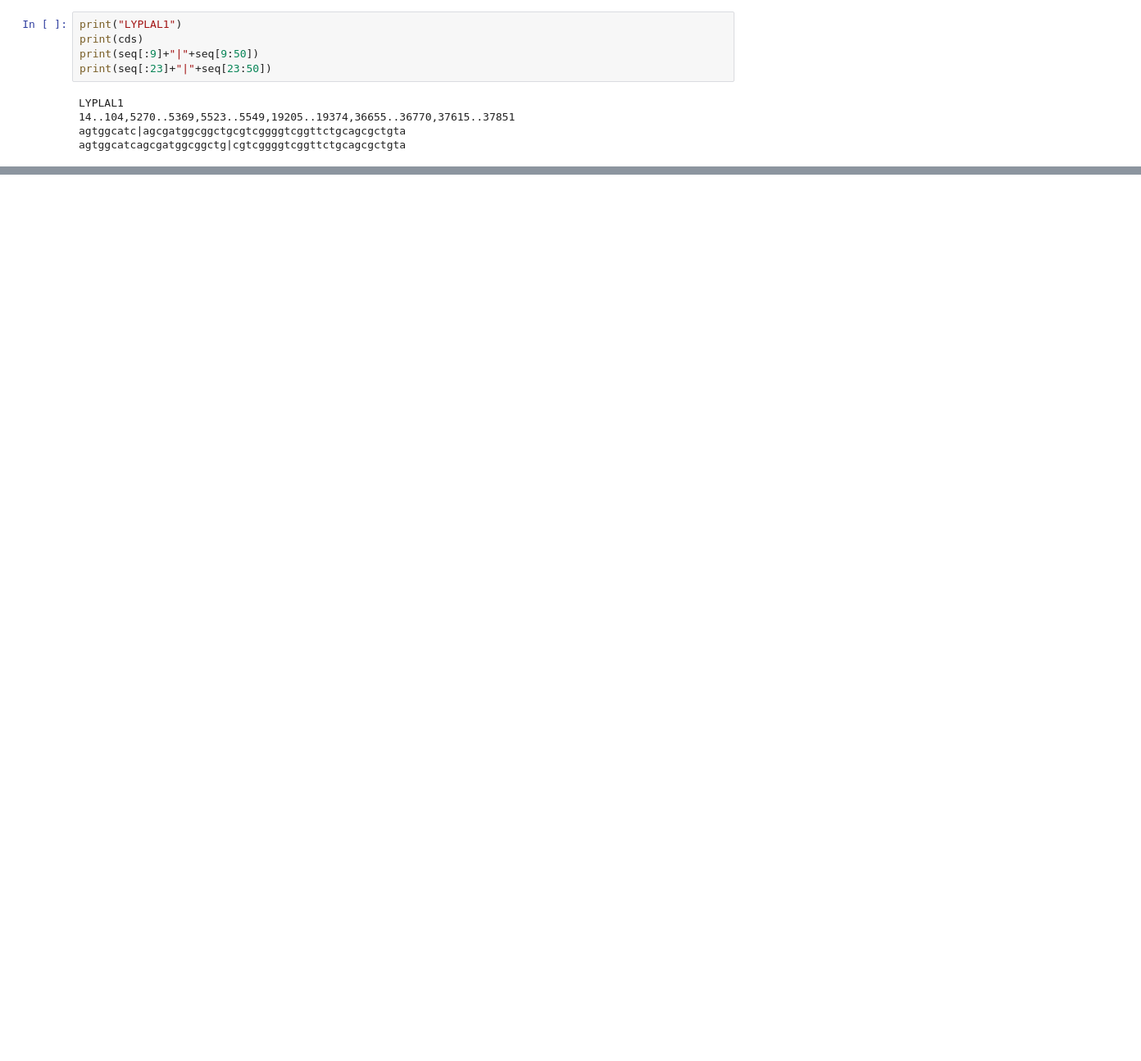
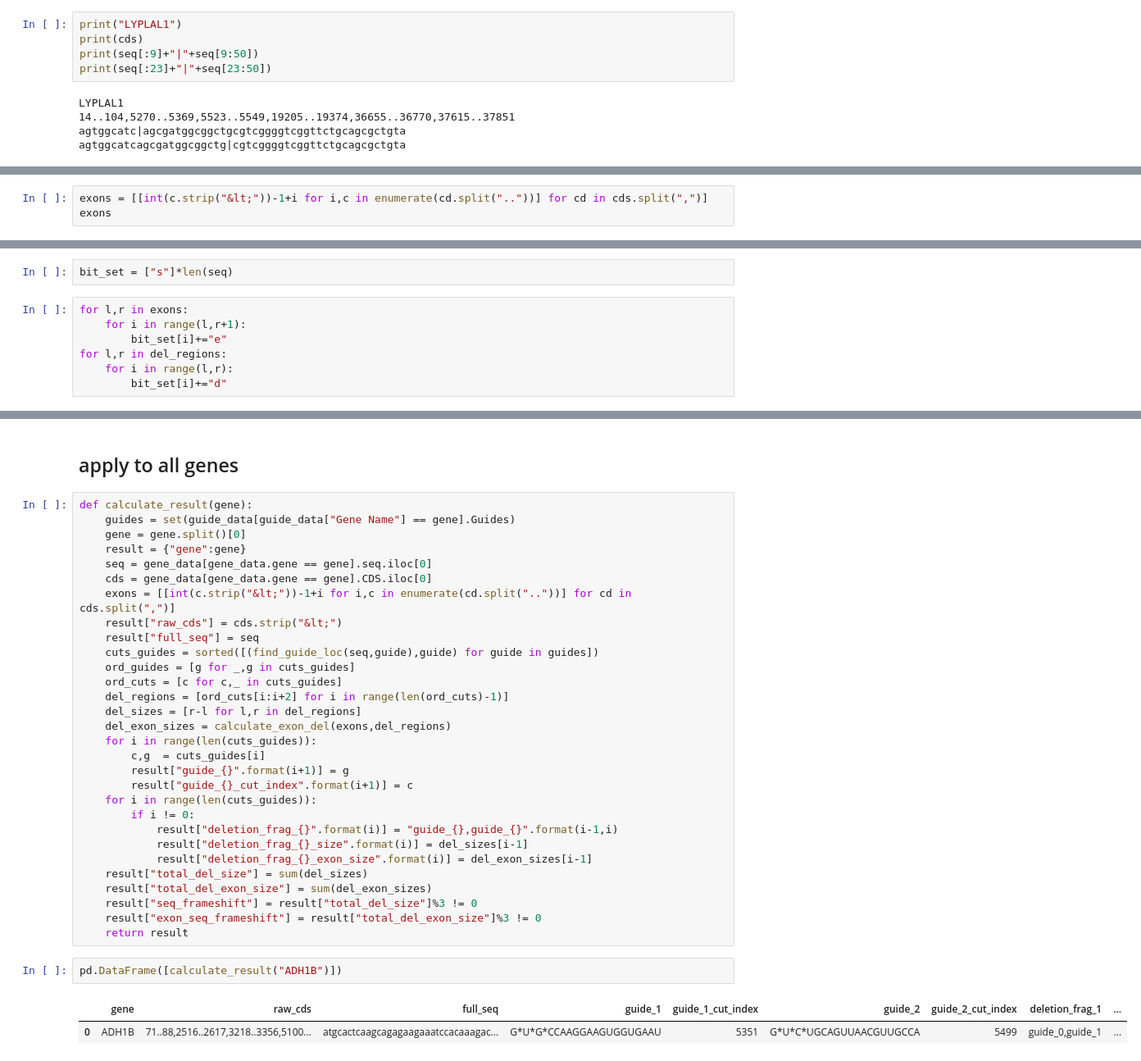
Before and after one commit to cvraut/MGMFSD, a Jupyter notebook: guide_analysis/analyze_guides.ipynb, the cells around one changed output, grey strips where cells are left out. Shown at 82% size. Drawn from its saved outputs; the diff is of its cells as text; blank space fills up the shorter version.

Commit message:
finished the frameshift detection for the prabhu 47 genes & guides

```diff
--- a/guide_analysis/analyze_guides.ipynb
+++ b/guide_analysis/analyze_guides.ipynb
@@ -189,0 +193,3 @@ test_dna
+# %%
+exons = [[int(c.strip("&lt;"))-1+i for i,c in enumerate(cd.split(".."))] for cd in cds.split(",")]
+exons
@@ -189,0 +236,9 @@ test_dna
+# %%
+bit_set = ["s"]*len(seq)
+# %%
+for l,r in exons:
+    for i in range(l,r+1):
+        bit_set[i]+="e"
+for l,r in del_regions:
+    for i in range(l,r):
+        bit_set[i]+="d"
@@ -189,0 +304,37 @@ test_dna
+# %% [markdown]
+## apply to all genes
+# %%
+def calculate_result(gene):
+    guides = set(guide_data[guide_data["Gene Name"] == gene].Guides)
+    gene = gene.split()[0]
+    result = {"gene":gene}
+    seq = gene_data[gene_data.gene == gene].seq.iloc[0]
+    cds = gene_data[gene_data.gene == gene].CDS.iloc[0]
+    exons = [[int(c.strip("&lt;"))-1+i for i,c in enumerate(cd.split(".."))] for cd in cds.split(",")]
+    result["raw_cds"] = cds.strip("&lt;")
+    result["full_seq"] = seq
+    cuts_guides = sorted([(find_guide_loc(seq,guide),guide) for guide in guides])
+    ord_guides = [g for _,g in cuts_guides]
+    ord_cuts = [c for c,_ in cuts_guides]
+    del_regions = [ord_cuts[i:i+2] for i in range(len(ord_cuts)-1)]
+    del_sizes = [r-l for l,r in del_regions]
+    del_exon_sizes = calculate_exon_del(exons,del_regions)
+    for i in range(len(cuts_guides)):
+        c,g  = cuts_guides[i]
+        result["guide_{}".format(i+1)] = g
+        result["guide_{}_cut_index".format(i+1)] = c
+    for i in range(len(cuts_guides)):
+        if i != 0:
+            result["deletion_frag_{}".format(i)] = "guide_{},guide_{}".format(i-1,i)
+            result["deletion_frag_{}_size".format(i)] = del_sizes[i-1]
+            result["deletion_frag_{}_exon_size".format(i)] = del_exon_sizes[i-1]
+    result["total_del_size"] = sum(del_sizes)
+    result["total_del_exon_size"] = sum(del_exon_sizes)
+    result["seq_frameshift"] = result["total_del_size"]%3 != 0
+    result["exon_seq_frameshift"] = result["total_del_exon_size"]%3 != 0
+    return result
+# %%
+pd.DataFrame([calculate_result("ADH1B")])
+# %% [output]
+|  | gene | raw_cds | full_seq | guide_1 | guide_1_cut_index | guide_2 | guide_2_cut_index | deletion_frag_1 | ... |
+| 0 | ADH1B | 71..88,2516..2617,3218..3356,5100... | atgcactcaagcagagaagaaatccacaaagac... | G*U*G*CCAAGGAAGUGGUGAAU | 5351 | G*U*C*UGCAGUUAACGUUGCCA | 5499 | guide_0,guide_1 | ... |
```
Also changed, not shown: parts of 28 cells of this notebook.
